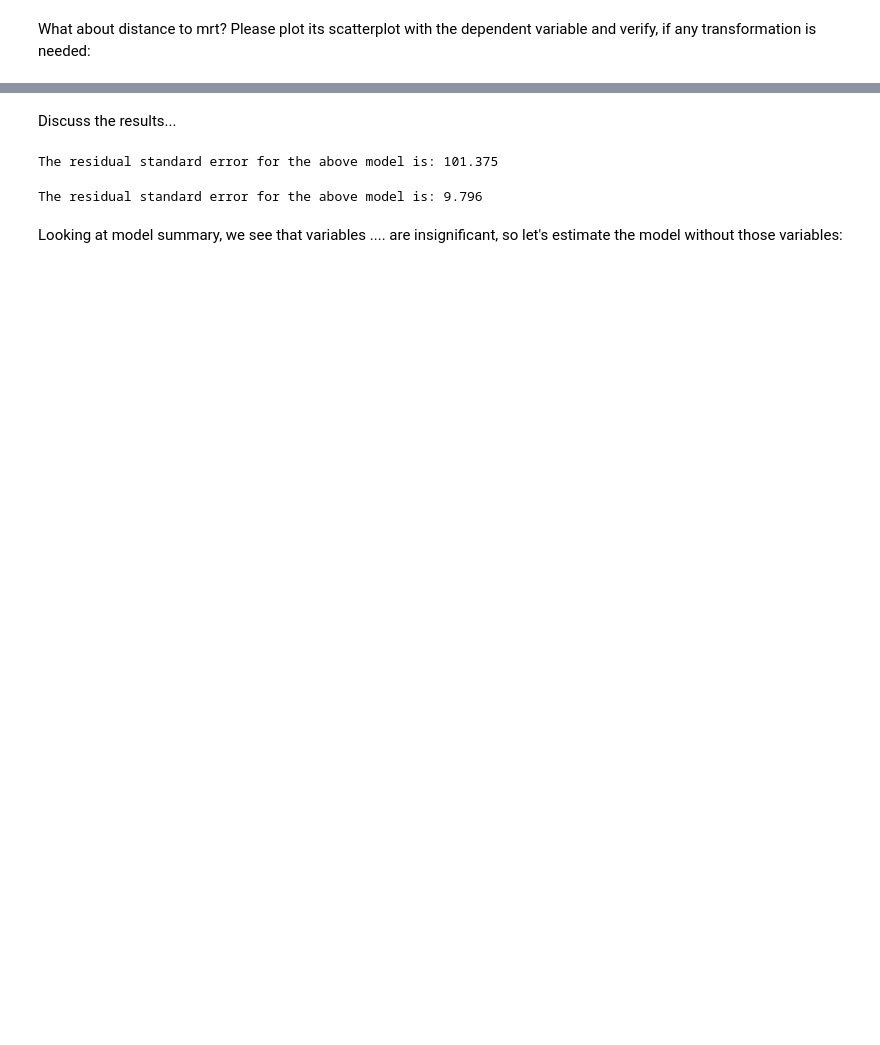
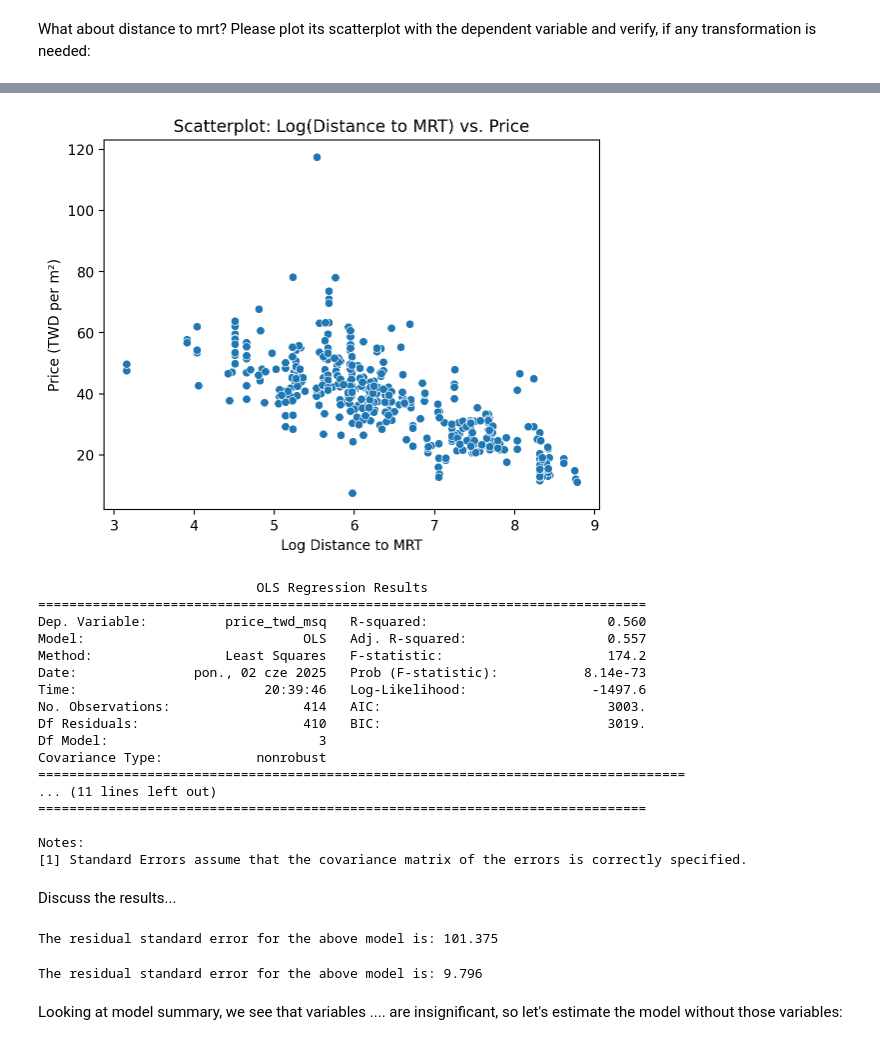
Before and after one commit to mariadop/Descriptive_Statistics_2025, a Jupyter notebook: Exercise10.ipynb, the cells around one changed output, grey strips where cells are left out. Drawn from its saved outputs; the diff is of its cells as text; code cells hidden in the pictures; blank space fills up the shorter version.

```diff
--- a/Exercise10.ipynb
+++ b/Exercise10.ipynb
@@ -330,5 +334,58 @@ What about distance to mrt? Please plot its scatterplot with the dependent varia
 # %%
 # If any transformation is necessary, please estimate the Model3 with the transformed distance to mrt.
+# the relation we see in the graph above is non-linear so we'll try to tranform it with logarithms
+import numpy as np
+import seaborn as sns
+import matplotlib.pyplot as plt
+import statsmodels.formula.api as smf
+
+df_estate['log_dist_to_mrt'] = np.log(df_estate['dist_to_mrt_m'])
+
+sns.scatterplot(x='log_dist_to_mrt', y='price_twd_msq', data=df_estate)
+plt.title('Scatterplot: Log(Distance to MRT) vs. Price')
+plt.xlabel('Log Distance to MRT')
+plt.ylabel('Price (TWD per m²)')
+plt.show()
+
+# as we can the logarithmic transformation showed some linearity so we can estimate model3
+
+model3 = smf.ols('price_twd_msq ~ log_dist_to_mrt + house_age_0_15 + house_age_30_45', data=df_estate)
+result3 = model3.fit()
+print(result3.summary())
+
+# R-squared and Adj. R-squared are both equal to about 0.57 which means that 57% of our data can be explained
+# by this model -> this is quite good, other data is dependent on variables not included in this model
+# F-statistic is very high (174.2) with a p-value near 0
+# which means that the model as a whole is statistically significant.
+# coefficient for log_dist_to_mrt is -8.73 and highly significant (p < 0.001),
+# meaning price decreases significantly as distance increases.
+# variable house_age_0_15 is also significant and positively associated with price,
+# it can suggest that newer houses are more expensive.
+# variable house_age_30_45 is not statistically significant (p = 0.394)
+# its effect on price is not meaningful in this model.
+# Durbin-Watson statistic (~2.1) indicates no serious autocorrelation in the residuals.
+
+# the residuals show non-normality (Omnibus p = 0.000), likely due to skewness or outliers,
+# which may need further investigation.
+# %% [output]
+[figure, added]
+                            OLS Regression Results
+==============================================================================
+Dep. Variable:          price_twd_msq   R-squared:                       0.560
+Model:                            OLS   Adj. R-squared:                  0.557
+Method:                 Least Squares   F-statistic:                     174.2
+Date:               pon., 02 cze 2025   Prob (F-statistic):           8.14e-73
+Time:                        20:39:46   Log-Likelihood:                -1497.6
+No. Observations:                 414   AIC:                             3003.
+Df Residuals:                     410   BIC:                             3019.
+Df Model:                           3
+Covariance Type:            nonrobust
+===================================================================================
+... (11 lines left out)
+==============================================================================
+
+Notes:
+[1] Standard Errors assume that the covariance matrix of the errors is correctly specified.
 # %% [markdown]
 Discuss the results...
 # %%
```
Also changed, not shown: parts of 6 cells of this notebook.
